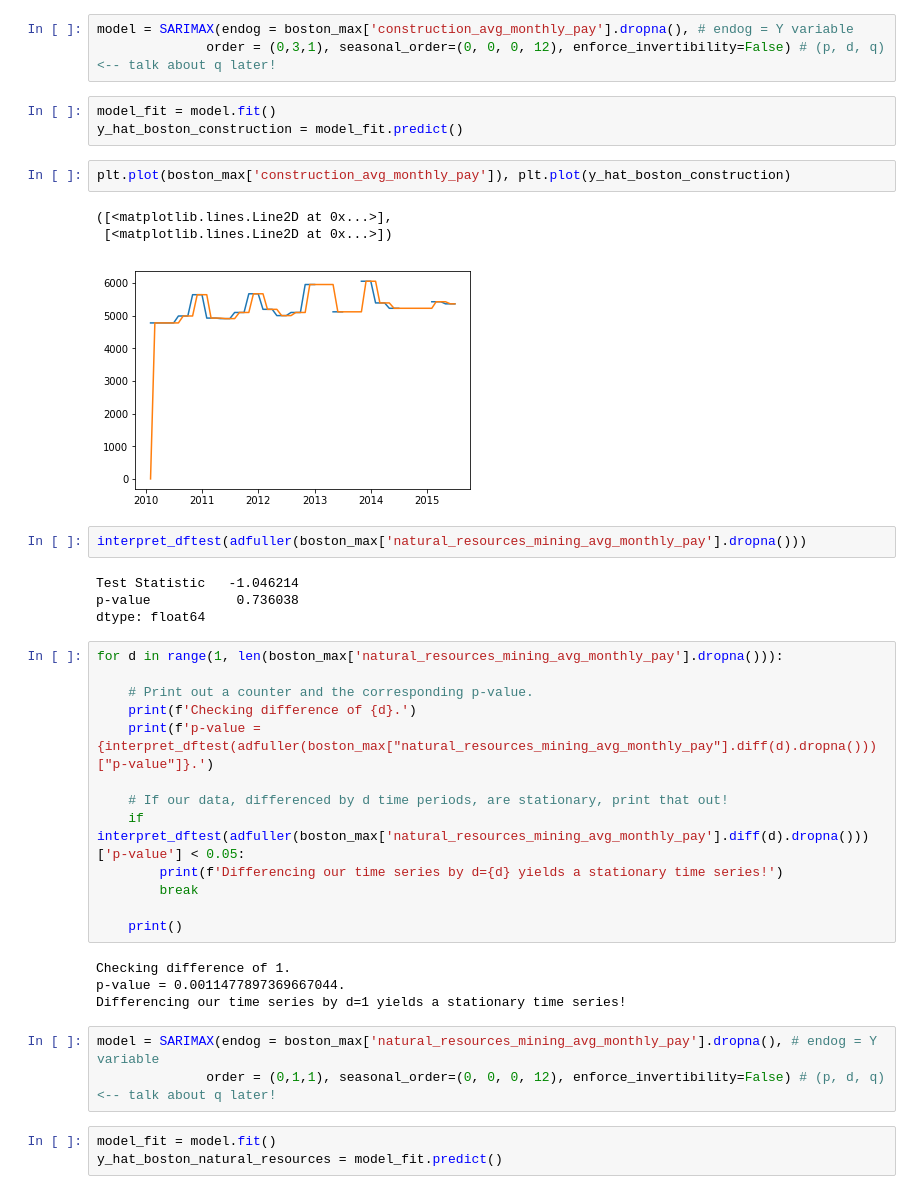
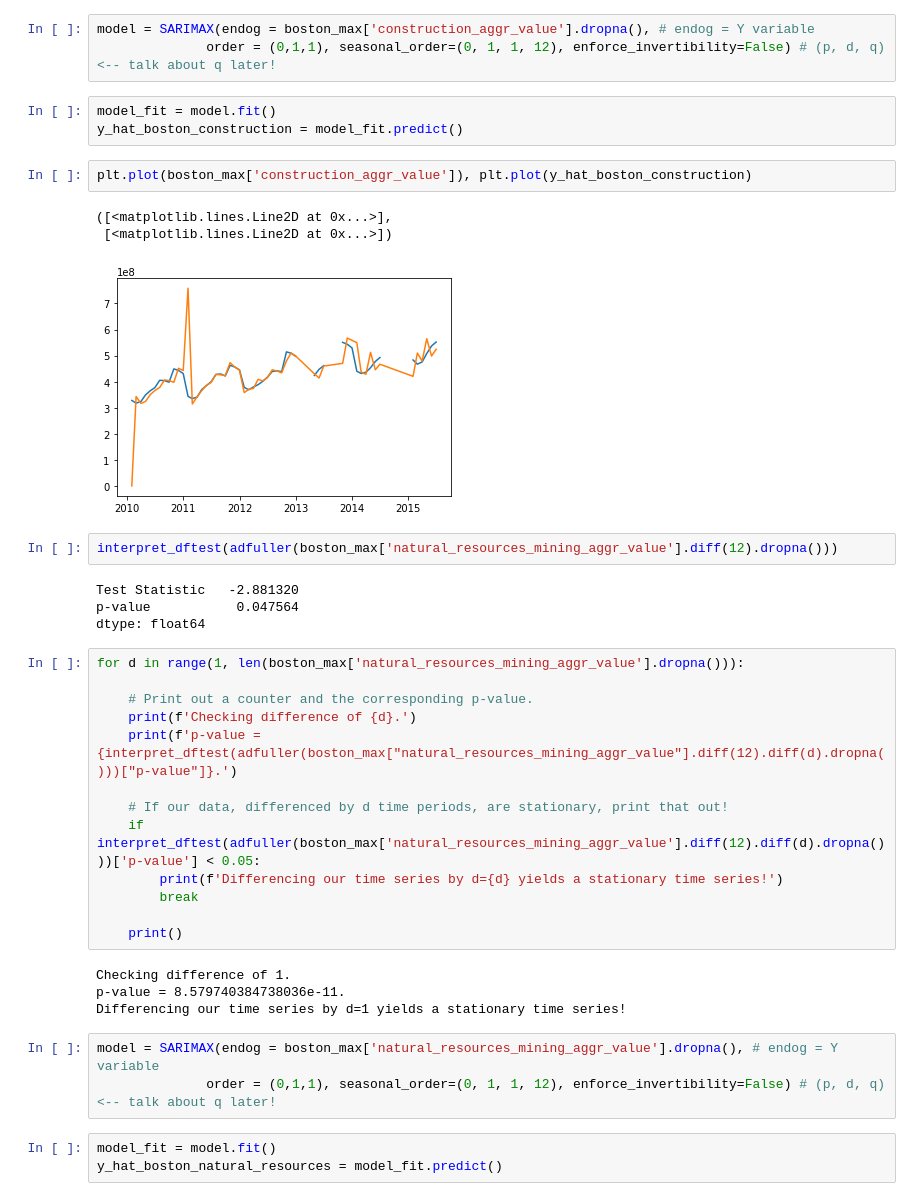
Before and after one commit to MekdeSciD/client_project_hurricane_sandy, a Jupyter notebook: cleaning_notebook.ipynb, the cells around one changed output. Saved outputs shown, nothing was run; the diff lists cells and outputs as text.

```diff
--- a/cleaning_notebook.ipynb
+++ b/cleaning_notebook.ipynb
@@ -959,41 +979,41 @@ Differencing our time series by d=3 yields a stationary time series!
 # %%
-model = SARIMAX(endog = boston_max['construction_avg_monthly_pay'].dropna(), # endog = Y variable
-              order = (0,3,1), seasonal_order=(0, 0, 0, 12), enforce_invertibility=False) # (p, d, q) <-- talk about q later!
+model = SARIMAX(endog = boston_max['construction_aggr_value'].dropna(), # endog = Y variable
+              order = (0,1,1), seasonal_order=(0, 1, 1, 12), enforce_invertibility=False) # (p, d, q) <-- talk about q later!
 # %%
 model_fit = model.fit()
 y_hat_boston_construction = model_fit.predict()
 # %%
-plt.plot(boston_max['construction_avg_monthly_pay']), plt.plot(y_hat_boston_construction)
+plt.plot(boston_max['construction_aggr_value']), plt.plot(y_hat_boston_construction)
 # %% [output]
 ([<matplotlib.lines.Line2D at 0x...>],
  [<matplotlib.lines.Line2D at 0x...>])
-[figure, old version]
+[figure, new version]
 # %%
-interpret_dftest(adfuller(boston_max['natural_resources_mining_avg_monthly_pay'].dropna()))
+interpret_dftest(adfuller(boston_max['natural_resources_mining_aggr_value'].diff(12).dropna()))
 # %% [output]
-Test Statistic   -1.046214
-p-value           0.736038
+Test Statistic   -2.881320
+p-value           0.047564
 dtype: float64
 # %%
-for d in range(1, len(boston_max['natural_resources_mining_avg_monthly_pay'].dropna())):
+for d in range(1, len(boston_max['natural_resources_mining_aggr_value'].dropna())):
 
     # Print out a counter and the corresponding p-value.
     print(f'Checking difference of {d}.')
-    print(f'p-value = {interpret_dftest(adfuller(boston_max["natural_resources_mining_avg_monthly_pay"].diff(d).dropna()))["p-value"]}.')
+    print(f'p-value = {interpret_dftest(adfuller(boston_max["natural_resources_mining_aggr_value"].diff(12).diff(d).dropna()))["p-value"]}.')
 
     # If our data, differenced by d time periods, are stationary, print that out!
-    if interpret_dftest(adfuller(boston_max['natural_resources_mining_avg_monthly_pay'].diff(d).dropna()))['p-value'] < 0.05:
+    if interpret_dftest(adfuller(boston_max['natural_resources_mining_aggr_value'].diff(12).diff(d).dropna()))['p-value'] < 0.05:
         print(f'Differencing our time series by d={d} yields a stationary time series!')
         break
 
     print()
 # %% [output]
 Checking difference of 1.
-p-value = 0.0011477897369667044.
+p-value = 8.579740384738036e-11.
 Differencing our time series by d=1 yields a stationary time series!
 # %%
-model = SARIMAX(endog = boston_max['natural_resources_mining_avg_monthly_pay'].dropna(), # endog = Y variable
-              order = (0,1,1), seasonal_order=(0, 0, 0, 12), enforce_invertibility=False) # (p, d, q) <-- talk about q later!
+model = SARIMAX(endog = boston_max['natural_resources_mining_aggr_value'].dropna(), # endog = Y variable
+              order = (0,1,1), seasonal_order=(0, 1, 1, 12), enforce_invertibility=False) # (p, d, q) <-- talk about q later!
 # %%
 model_fit = model.fit()
 y_hat_boston_natural_resources = model_fit.predict()
```
Also changed, not shown: parts of 50 cells of this notebook.
